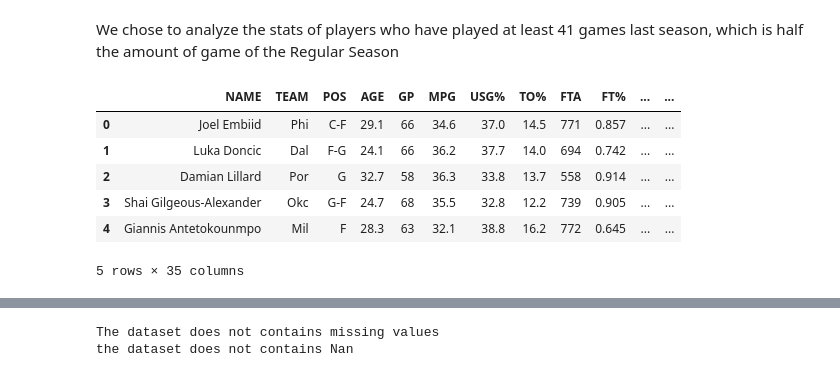
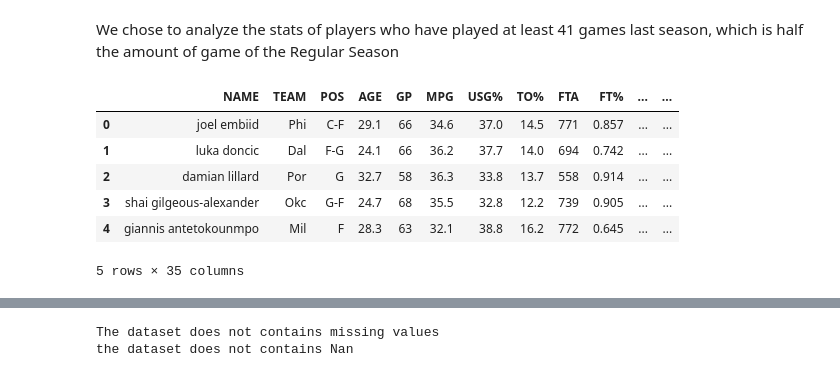
Before and after one commit to CacioCavalloIsNotReal/FAIKR_project_NBA, a Jupyter notebook: project.ipynb, the cells around one changed output, grey strips where cells are left out. Saved outputs shown, nothing was run; the diff lists cells and outputs as text; code cells hidden in the pictures.

```diff
--- a/project.ipynb
+++ b/project.ipynb
@@ -12,7 +20,15 @@ import networkx as nx
 import numpy as np
 from pgmpy.models import BayesianNetwork
 # %%
-df1 = pd.read_csv('NBA_Stats_202223_All_Stats_NBA_Player_Props_Tool.csv')
+df1 = pd.read_csv('datasets/train/NBA_Stats_202223_All_Stats_NBA_Player_Props_Tool.csv')
+df1['NAME'] = df1['NAME']\
+    .replace('\'', '')\
+    .replace('-', '')\
+    .replace('_', '')\
+    .replace('.', '')\
+    .replace(' ', '')\
+    .replace('"','', regex=True)\
+    .str.lower()
 df1 = df1.drop('RANK', axis=1)
 df1.head()
 # %% [output]
@@ -32,9 +48,16 @@ the dataset columns are:  ['NAME' 'TEAM' 'POS' 'AGE' 'GP' 'MPG' 'USG%' 'TO%' 'FT
 # %% [markdown]
 We chose to merge this dataset with another one because we were missing some crucial variable (wins,minutes played, field goal attempts, assists, turnovers offensive rebounds, defensive rebounds)
 # %%
-df2 = pd.read_csv('2023_nba_player_stats.csv')
-df2 = df2[['Player', 'W', 'Min', 'FGA', 'AST', 'TOV', 'OREB', 'DREB']]
+df2 = pd.read_csv('datasets/train/2023_nba_player_stats.csv')
+df2 = df2[['Player', 'W', 'Min', 'FGA', 'AST', 'TOV', 'OREB', 'DREB']].copy()
 df2.rename(columns={'Player':'NAME'},inplace=True)
+df2['NAME'] = df2['NAME'].replace(' ', '')\
+    .replace('-', '')\
+    .replace('_', '')\
+    .replace('.', '')\
+    .replace('"','', regex=True)\
+    .str.lower()
+
 df2.head()
 # %% [output]
 |  | NAME | W | Min | FGA | AST | TOV | OREB | DREB |
@@ -46,5 +69,5 @@ df2.head()
 # %%
-df3 = pd.merge(df1, df2)
+df3 = pd.merge(df1, df2, on='NAME')#.reset_index()
 # %%
 print('The new dataset contains ',df3.columns.values,' columns')
 # %% [output]
@@ -54,15 +77,18 @@ The new dataset contains  ['NAME' 'TEAM' 'POS' 'AGE' 'GP' 'MPG' 'USG%' 'TO%' 'FT
 # %% [markdown]
 We chose to analyze the stats of players who have played at least 41 games last season, which is half the amount of game of the Regular Season
 # %%
-df3 = df3[df3['GP']>41]
+df3 = df3[df3['GP']>41]#65]
+
+df3.dropna(axis=0, inplace=True, ignore_index=True)
+
 df3.head()
 # %% [output]
 |  | NAME | TEAM | POS | AGE | GP | MPG | USG% | TO% | FTA | FT% | ... | ... |
-| 0 | Joel Embiid | Phi | C-F | 29.1 | 66 | 34.6 | 37.0 | 14.5 | 771 | 0.857 | ... | ... |
-| 1 | Luka Doncic | Dal | F-G | 24.1 | 66 | 36.2 | 37.7 | 14.0 | 694 | 0.742 | ... | ... |
-| 2 | Damian Lillard | Por | G | 32.7 | 58 | 36.3 | 33.8 | 13.7 | 558 | 0.914 | ... | ... |
-| 3 | Shai Gilgeous-Alexander | Okc | G-F | 24.7 | 68 | 35.5 | 32.8 | 12.2 | 739 | 0.905 | ... | ... |
-| 4 | Giannis Antetokounmpo | Mil | F | 28.3 | 63 | 32.1 | 38.8 | 16.2 | 772 | 0.645 | ... | ... |
+| 0 | joel embiid | Phi | C-F | 29.1 | 66 | 34.6 | 37.0 | 14.5 | 771 | 0.857 | ... | ... |
+| 1 | luka doncic | Dal | F-G | 24.1 | 66 | 36.2 | 37.7 | 14.0 | 694 | 0.742 | ... | ... |
+| 2 | damian lillard | Por | G | 32.7 | 58 | 36.3 | 33.8 | 13.7 | 558 | 0.914 | ... | ... |
+| 3 | shai gilgeous-alexander | Okc | G-F | 24.7 | 68 | 35.5 | 32.8 | 12.2 | 739 | 0.905 | ... | ... |
+| 4 | giannis antetokounmpo | Mil | F | 28.3 | 63 | 32.1 | 38.8 | 16.2 | 772 | 0.645 | ... | ... |
 5 rows × 35 columns
 # %%
 df3.describe()
```
Also changed, not shown: parts of 31 cells of this notebook, 2 other files.
